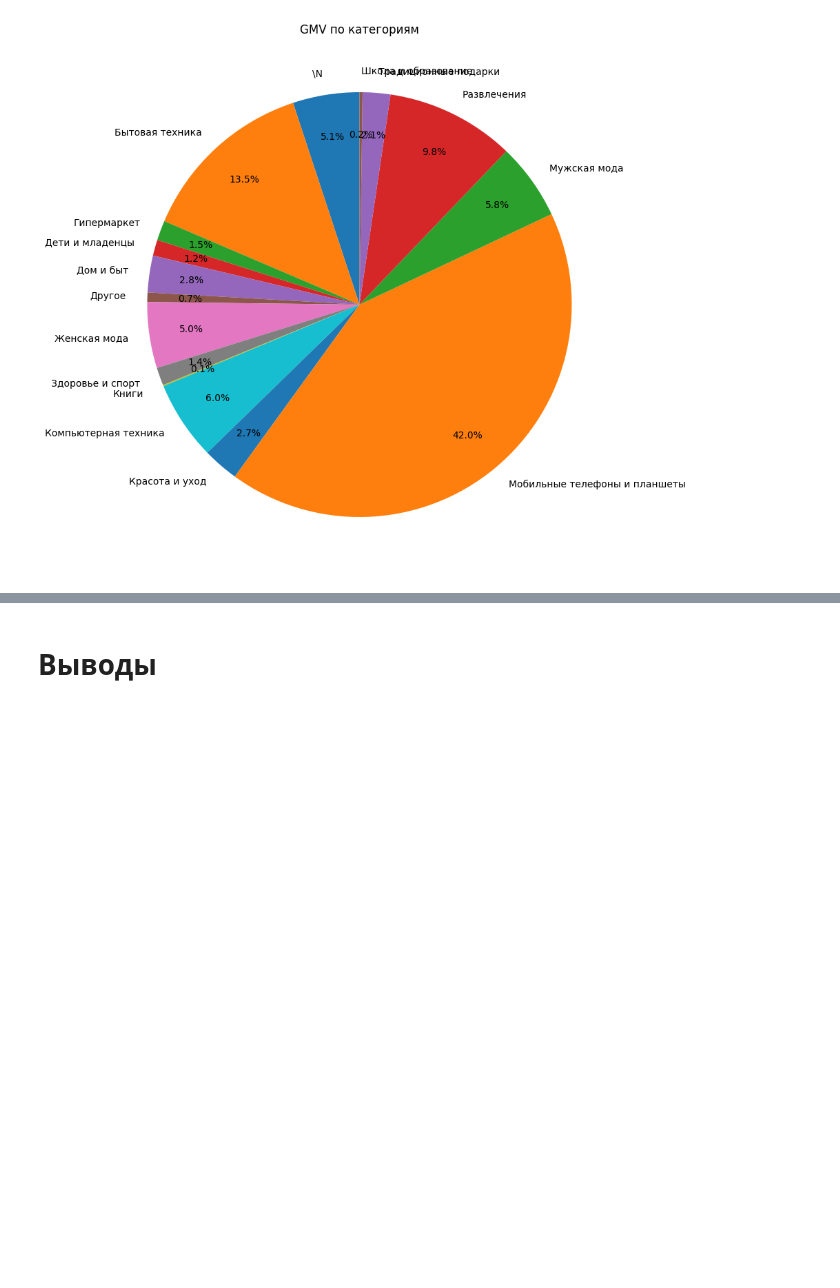
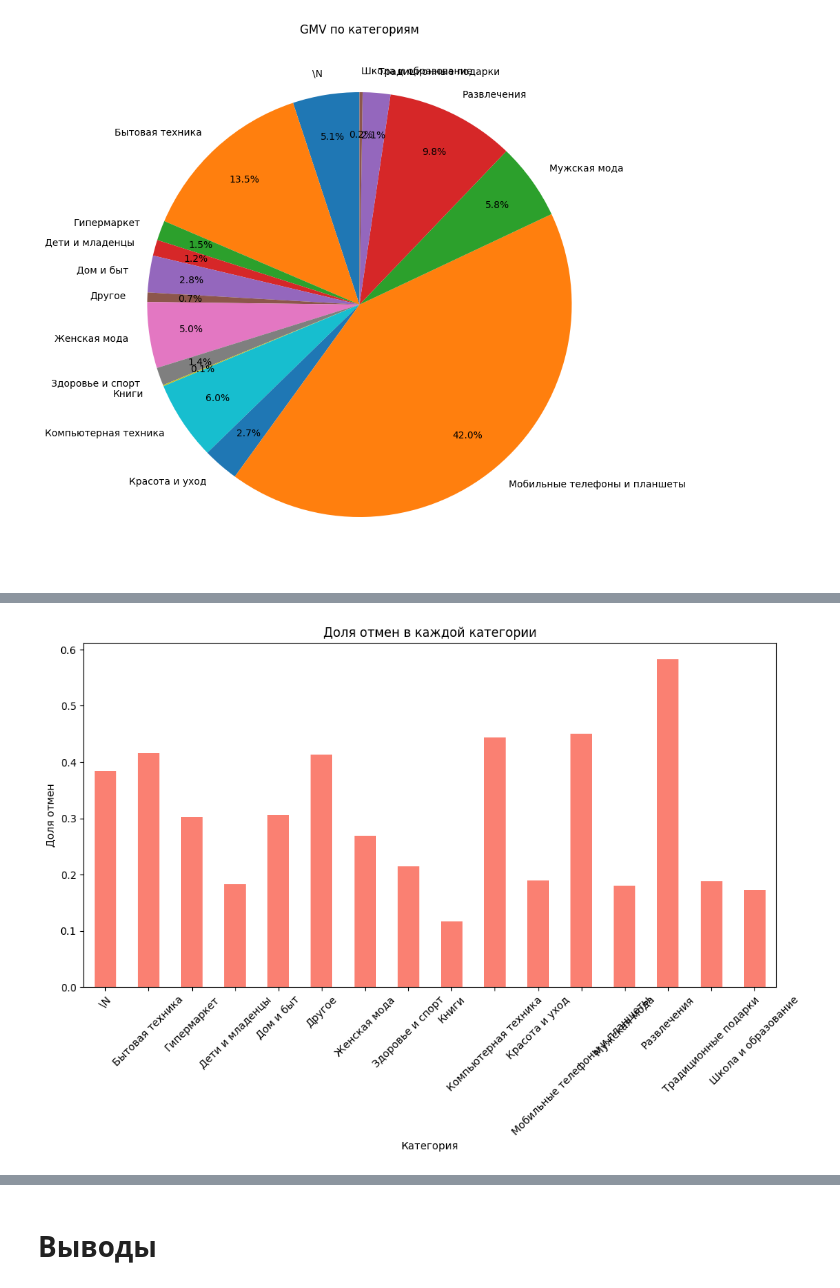
Before and after one commit to OlgaRv/Lesson_INT_AD, a Jupyter notebook: Lesson_01.ipynb, the cells around one changed output, grey strips where cells are left out. Cells and saved outputs as stored; diff of their text form; code cells hidden in the pictures; blank space fills up the shorter version.

```diff
--- a/Lesson_01.ipynb
+++ b/Lesson_01.ipynb
@@ -282,0 +295,5 @@ plt.show()
+# %%
+cancelled_orders = df[df['Статус'] == 'отменен']
+cancelled_by_category = cancelled_orders.groupby('Категория').size() / df.groupby('Категория').size()
+print("Доля отмен в каждой категории:")
+print(cancelled_by_category)
@@ -282,0 +320,11 @@ plt.show()
+# %%
+# Визуализация по статусу "отменен"
+plt.figure(figsize=(12,6))
+cancelled_by_category.plot(kind='bar', color='salmon')
+plt.title('Доля отмен в каждой категории')
+plt.xlabel('Категория')
+plt.ylabel('Доля отмен')
+plt.xticks(rotation=45)
+plt.show()
+# %% [output]
+[figure, added]
```
Also changed, not shown: parts of 17 cells of this notebook.
